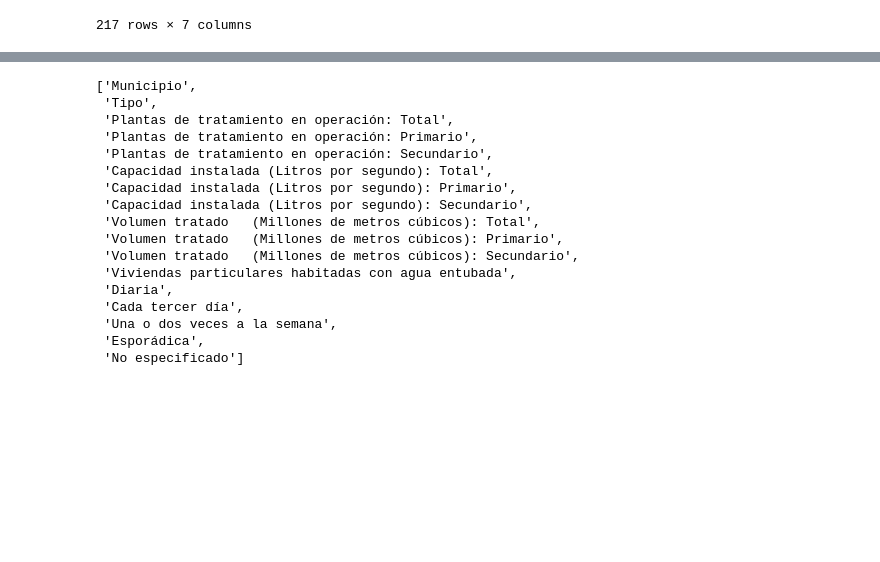
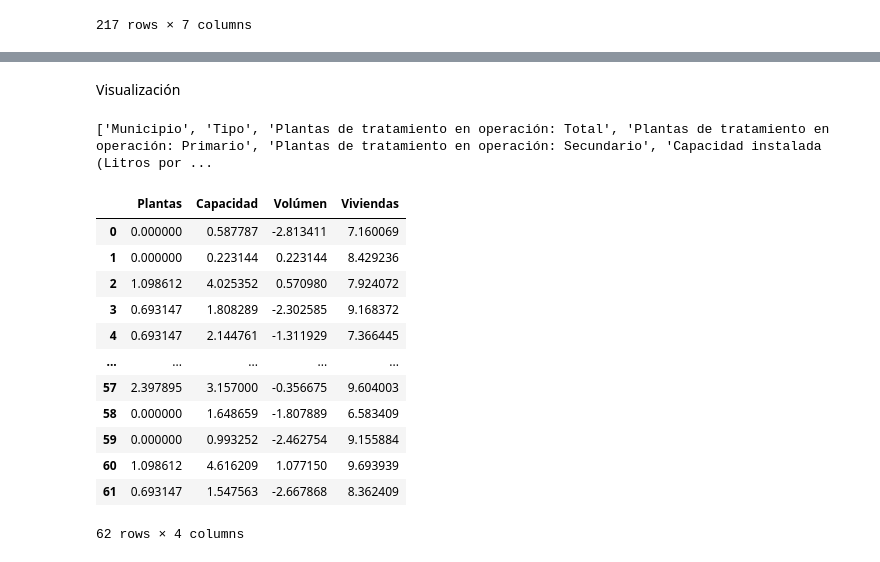
Before and after one commit to AlexTheSleepy/ODS-puebla-ML, a Jupyter notebook: Data_processing.ipynb, the cells around one changed output, grey strips where cells are left out. Saved outputs shown, nothing was run; the diff lists cells and outputs as text; code cells hidden in the pictures; blank space fills up the shorter version.

Commit message:
Añadiendo visualización

```diff
--- a/Data_processing.ipynb
+++ b/Data_processing.ipynb
@@ -94,20 +96,2 @@ data_limpia
-# %%
-list(data_limpia.keys())
-# %% [output]
-['Municipio',
- 'Tipo',
- 'Plantas de tratamiento en operación: Total',
- 'Plantas de tratamiento en operación: Primario',
- 'Plantas de tratamiento en operación: Secundario',
- 'Capacidad instalada (Litros por segundo): Total',
- 'Capacidad instalada (Litros por segundo): Primario',
- 'Capacidad instalada (Litros por segundo): Secundario',
- 'Volumen tratado   (Millones de metros cúbicos): Total',
- 'Volumen tratado   (Millones de metros cúbicos): Primario',
- 'Volumen tratado   (Millones de metros cúbicos): Secundario',
- 'Viviendas particulares habitadas con agua entubada',
- 'Diaria',
- 'Cada tercer día',
- 'Una o dos veces a la semana',
- 'Esporádica',
- 'No especificado']
+# %% [markdown]
+Visualización
@@ -113,0 +101,28 @@ list(data_limpia.keys())
+# %%
+columnas = list(data_limpia.columns)
+print(columnas)
+y_keys = columnas[-5:] + columnas[:2] + columnas[3:5]+ columnas[6:8]+ columnas[9:11]
+data_X = data_limpia.drop(y_keys, axis = 1)
+# %% [output]
+['Municipio', 'Tipo', 'Plantas de tratamiento en operación: Total', 'Plantas de tratamiento en operación: Primario', 'Plantas de tratamiento en operación: Secundario', 'Capacidad instalada (Litros por ...
+# %%
+data_X.columns = ["Plantas", "Capacidad", "Volúmen", "Viviendas"]
+
+for column in data_X.columns:
+    data_X[column] = np.log(data_X[column].astype(float))
+
+data_X
+# %% [output]
+|  | Plantas | Capacidad | Volúmen | Viviendas |
+| 0 | 0.000000 | 0.587787 | -2.813411 | 7.160069 |
+| 1 | 0.000000 | 0.223144 | 0.223144 | 8.429236 |
+| 2 | 1.098612 | 4.025352 | 0.570980 | 7.924072 |
+| 3 | 0.693147 | 1.808289 | -2.302585 | 9.168372 |
+| 4 | 0.693147 | 2.144761 | -1.311929 | 7.366445 |
+| ... | ... | ... | ... | ... |
+| 57 | 2.397895 | 3.157000 | -0.356675 | 9.604003 |
+| 58 | 0.000000 | 1.648659 | -1.807889 | 6.583409 |
+| 59 | 0.000000 | 0.993252 | -2.462754 | 9.155884 |
+| 60 | 1.098612 | 4.616209 | 1.077150 | 9.693939 |
+| 61 | 0.693147 | 1.547563 | -2.667868 | 8.362409 |
+62 rows × 4 columns
```
Also changed, not shown: parts of 3 cells of this notebook, 1 other file.
